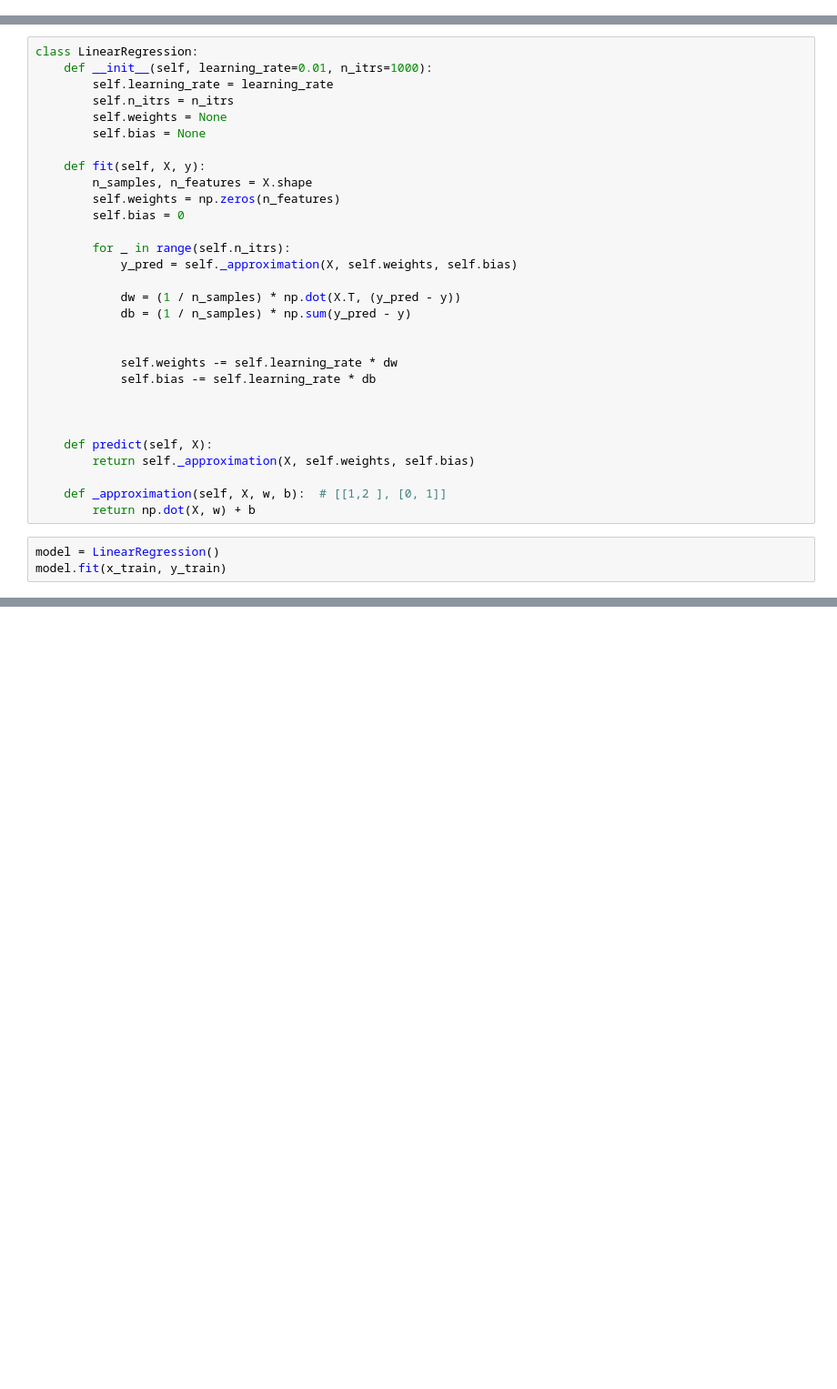
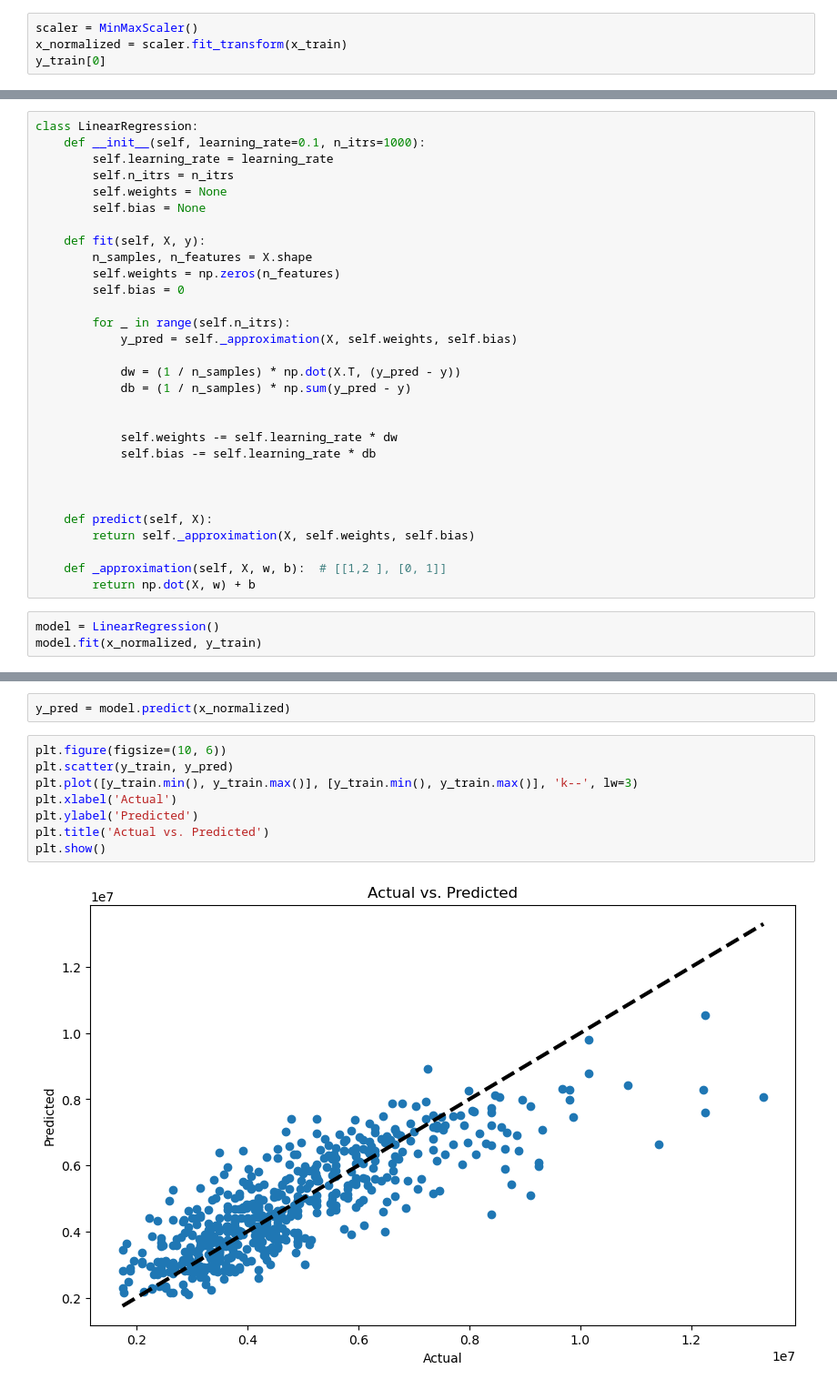
Before and after one commit to Bereketo/linear_regression, a Jupyter notebook: predict-price.ipynb, the cells around one changed output, grey strips where cells are left out. Shown: that part at 91% size. Drawn from its saved outputs; the diff is of its cells as text; blank space fills up the shorter version.

Commit message:
add visualization

```diff
--- a/predict-price.ipynb
+++ b/predict-price.ipynb
@@ -62,0 +45,4 @@ x_train.shape
+# %%
+scaler = MinMaxScaler()
+x_normalized = scaler.fit_transform(x_train)
+y_train[0]
@@ -63,6 +51,6 @@ x_train.shape
 # %%
 class LinearRegression:
-    def __init__(self, learning_rate=0.01, n_itrs=1000):
+    def __init__(self, learning_rate=0.1, n_itrs=1000):
         self.learning_rate = learning_rate
         self.n_itrs = n_itrs
         self.weights = None
@@ -92,4 +80,4 @@ class LinearRegression:
         return np.dot(X, w) + b
 # %%
 model = LinearRegression()
-model.fit(x_train, y_train)
+model.fit(x_normalized, y_train)
@@ -99,0 +84,12 @@ nan
+# %%
+y_pred = model.predict(x_normalized)
+# %%
+plt.figure(figsize=(10, 6))
+plt.scatter(y_train, y_pred)
+plt.plot([y_train.min(), y_train.max()], [y_train.min(), y_train.max()], 'k--', lw=3)
+plt.xlabel('Actual')
+plt.ylabel('Predicted')
+plt.title('Actual vs. Predicted')
+plt.show()
+# %% [output]
+[figure, added]
```
Also changed, not shown: parts of 9 cells of this notebook.
